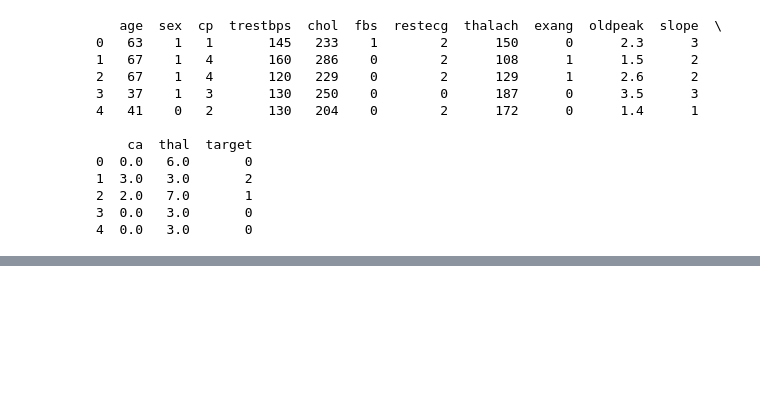
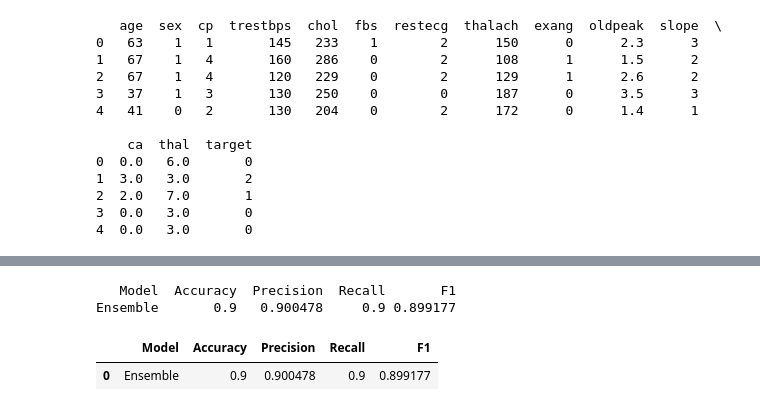
Before and after one commit to VejayPersaud/ucimlrepo, a Jupyter notebook: src/testing.ipynb, the cells around one changed output, grey strips where cells are left out. Saved outputs shown, nothing was run; the diff lists cells and outputs as text; code cells hidden in the pictures; blank space fills up the shorter version.

```diff
--- a/src/testing.ipynb
+++ b/src/testing.ipynb
@@ -175,0 +237,12 @@ K-Nearest Neighbors 0.000333  0.650000   0.569444 0.650000 0.597003
+# %%
+param_grid_nn = {
+    'hidden_layer_sizes': [(50,), (100,), (50, 50), (100, 100)],
+    'activation': ['tanh', 'relu'],
+    'solver': ['sgd', 'adam'],
+    'alpha': [0.0001, 0.001, 0.01],
+    'learning_rate': ['constant', 'adaptive'],
+
+}
+grid_nn = GridSearchCV(nn, param_grid_nn, scoring='accuracy')
+train_and_evaluate_model(grid_nn, 'GridSearch NN')
+print("Best NN parameters:", grid_nn.best_params_)
@@ -175,0 +253,13 @@ K-Nearest Neighbors 0.000333  0.650000   0.569444 0.650000 0.597003
+# %%
+param_grid_rf = {
+    'n_estimators': [50, 100, 200],
+    'max_depth': [None, 10, 20, 30],
+    'min_samples_split': [2, 5, 10],
+    'min_samples_leaf': [1, 2, 4],
+    'max_features': ['auto', 'sqrt', 'log2'],
+    'bootstrap': [True, False]
+
+}
+grid_rf = GridSearchCV(rf, param_grid_rf, scoring='accuracy')
+train_and_evaluate_model(grid_rf, 'GridSearch RF')
+print("Best RF parameters:", grid_rf.best_params_)
@@ -175,0 +287,19 @@ K-Nearest Neighbors 0.000333  0.650000   0.569444 0.650000 0.597003
+# %%
+from sklearn.linear_model import LogisticRegression
+from sklearn.ensemble import StackingClassifier
+
+estimators = [
+    ('knn', KNeighborsClassifier(**grid_knn.best_params_)),
+    ('svm', SVC(**grid_svm.best_params_)),
+    ('nn', MLPClassifier(random_state=42, **grid_nn.best_params_)),
+    ('rf', RandomForestClassifier(random_state=42, **grid_rf.best_params_)),
+]
+
+stack = StackingClassifier(estimators=estimators)
+
+train_and_evaluate_model(stack, 'Ensemble')
+# %% [output]
+   Model  Accuracy  Precision  Recall       F1
+Ensemble       0.9   0.900478     0.9 0.899177
+|  | Model | Accuracy | Precision | Recall | F1 |
+| 0 | Ensemble | 0.9 | 0.900478 | 0.9 | 0.899177 |
```
Also changed, not shown: parts of 12 cells of this notebook.
